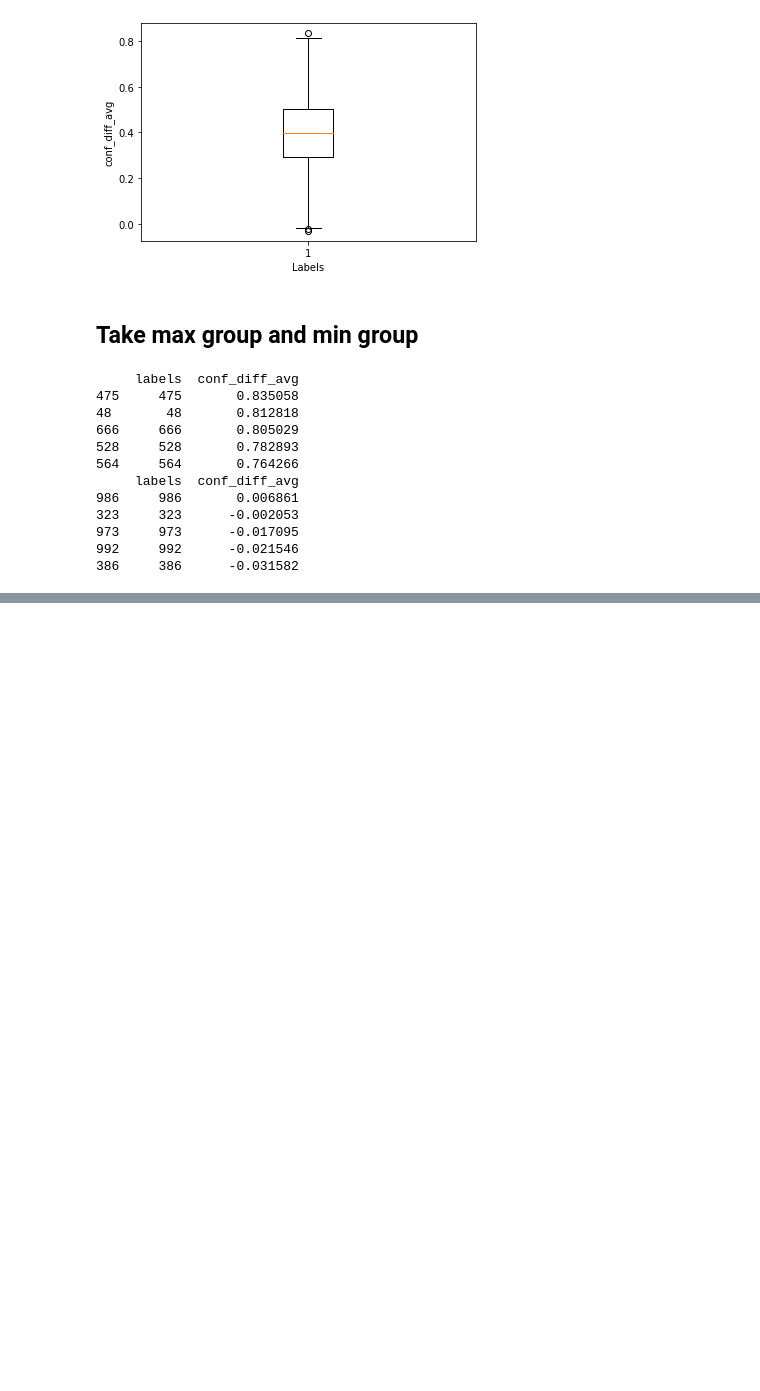
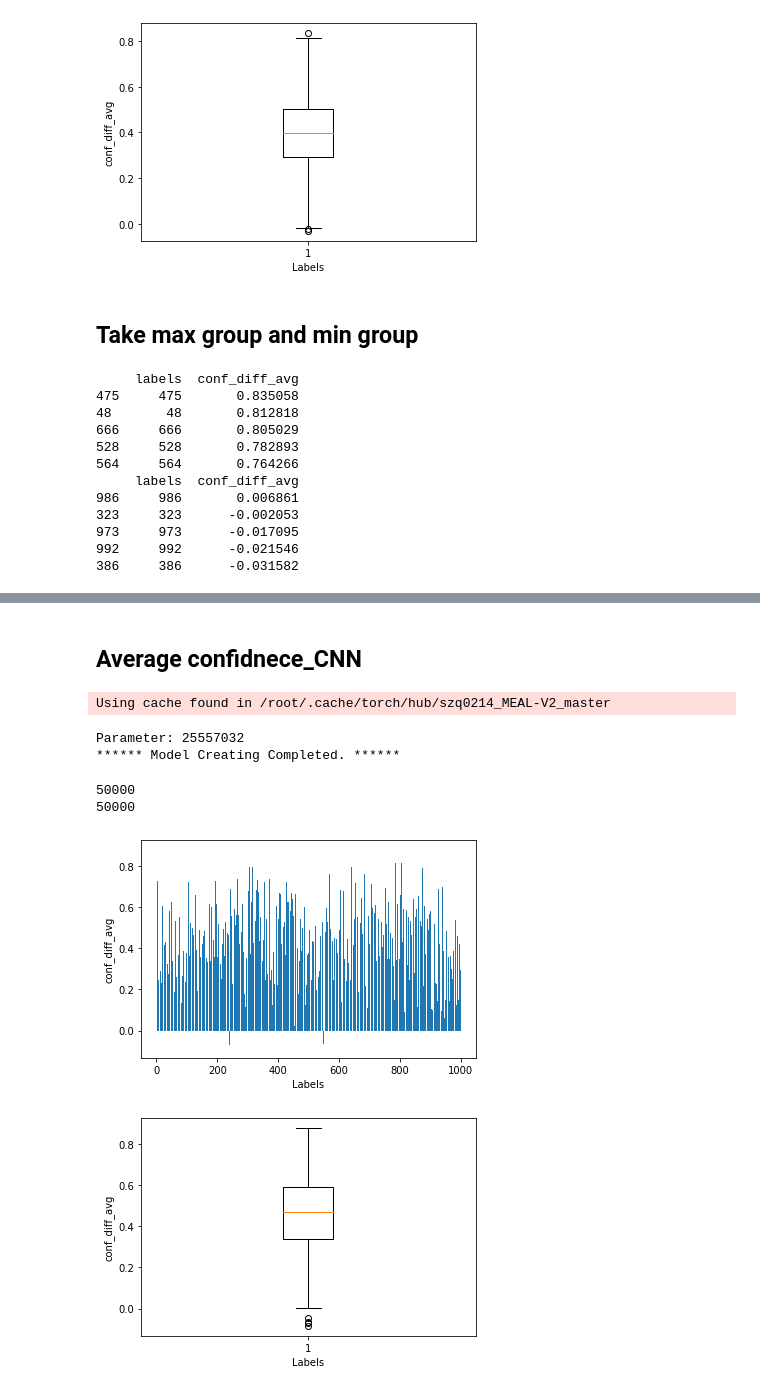
Before and after one commit to HiMyNameIsDavidKim/ML_Example, a Jupyter notebook: CV/patch_trans.ipynb, the cells around one changed output, grey strips where cells are left out. Saved outputs shown, nothing was run; the diff lists cells and outputs as text; code cells hidden in the pictures; blank space fills up the shorter version.

```diff
--- a/CV/patch_trans.ipynb
+++ b/CV/patch_trans.ipynb
@@ -306,0 +504,34 @@ print(df_sorted.tail(5))
+# %% [markdown]
+## Average confidnece_CNN
+# %%
+p_cnn = PatchHeatMap()
+p_cnn.process_g_cnn(shuffle=True)
+conf_diff = p_cnn.conf_diff
+list_labels = p_cnn.list_labels
+print(len(conf_diff))
+print(len(list_labels))
+
+groups = [conf_diff[i:i+50] for i in range(0, len(conf_diff), 50)]
+conf_avg = [sum(group) / len(group) for group in groups]
+labels = [i for i in range(1000)]
+
+data = {'labels': labels, 'conf_diff_avg': conf_avg}
+df = pd.DataFrame(data)
+
+plt.bar(df['labels'], df['conf_diff_avg'])
+plt.xlabel('Labels')
+plt.ylabel('conf_diff_avg')
+plt.show()
+
+plt.boxplot(df['conf_diff_avg'])
+plt.xlabel('Labels')
+plt.ylabel('conf_diff_avg')
+plt.show()
+# %% [output]
+Using cache found in /root/.cache/torch/hub/szq0214_MEAL-V2_master
+Parameter: 25557032
+****** Model Creating Completed. ******
+50000
+50000
+[figure, added]
+[figure, added]
```
Also changed, not shown: parts of 12 cells of this notebook.
